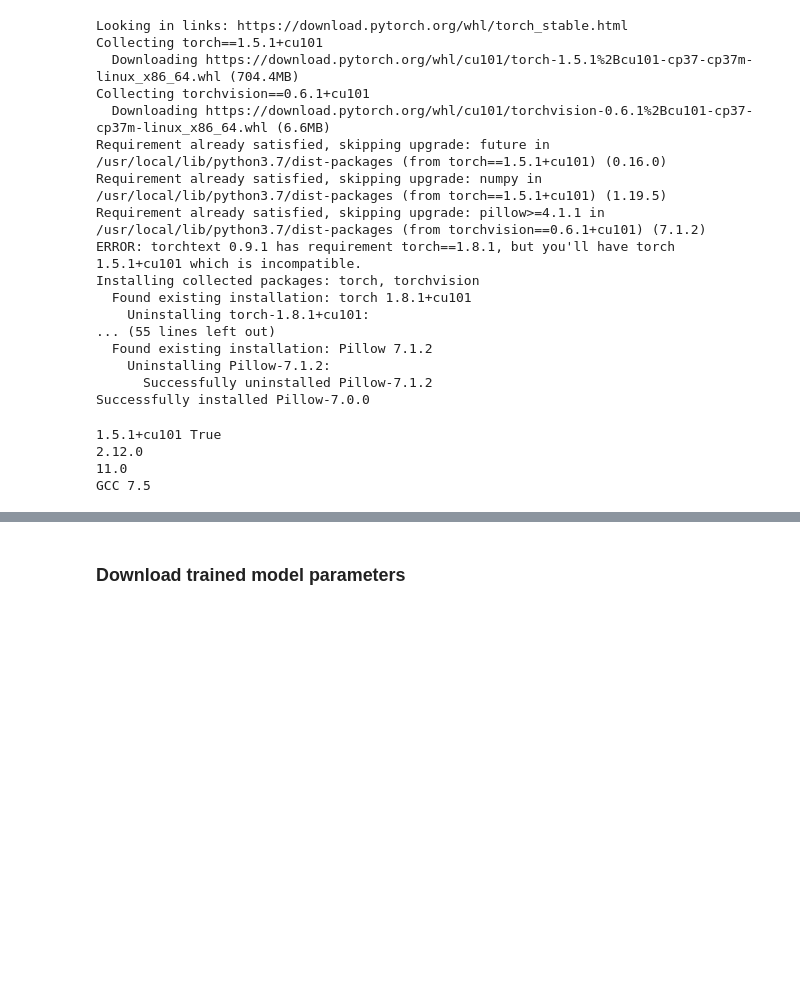
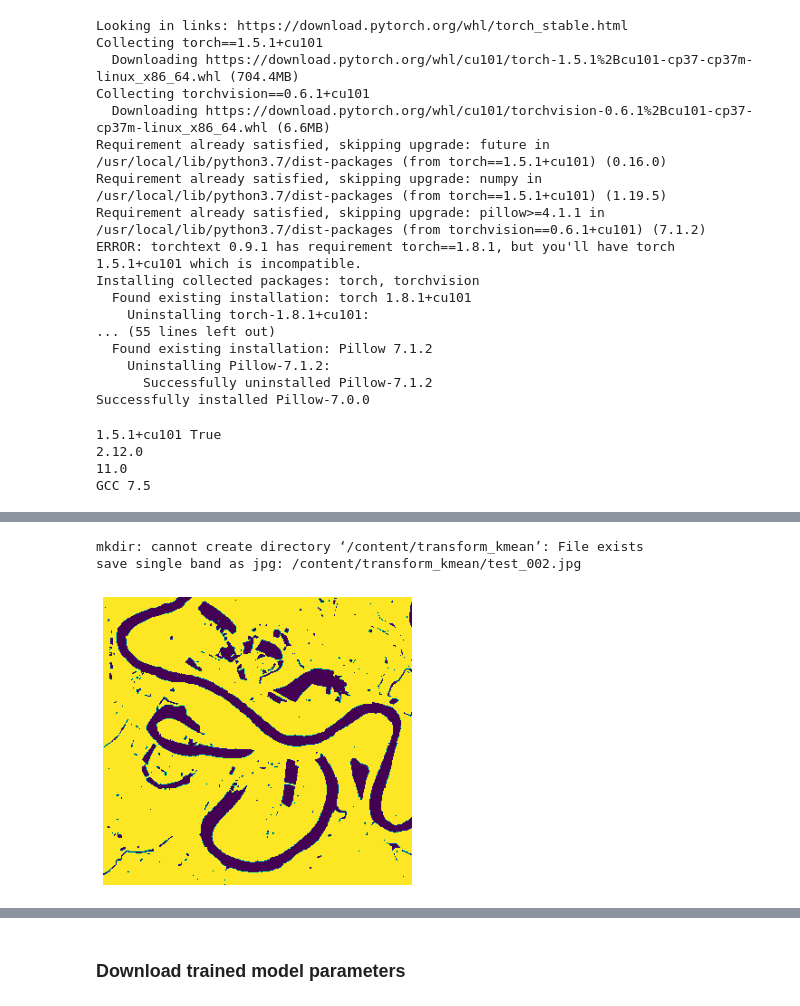
Before and after one commit to phakorn1275/channel_network_extraction, a Jupyter notebook: Tutorial_SeniorProject_Channel_Extraction.ipynb, the cells around one changed output, grey strips where cells are left out. Saved outputs shown, nothing was run; the diff lists cells and outputs as text; code cells hidden in the pictures; blank space fills up the shorter version.

```diff
--- a/Tutorial_SeniorProject_Channel_Extraction.ipynb
+++ b/Tutorial_SeniorProject_Channel_Extraction.ipynb
@@ -80,0 +116,58 @@ GCC 7.5
+# %%
+import core as c
+import skimage.io as skio
+
+from sklearn.cluster import KMeans
+
+!mkdir /content/transform_kmean
+
+directory = "/content/"   # input path of your tifffile
+filename = 'test_002.tif' # please change  filename if you have more than 1 image
+# TODO import data
+# Sentinel-2 MSI: MultiSpectral Instrument, Level-2A
+stacked_images = skio.imread(directory+filename, plugin="tifffile")
+
+
+# TODO cleaning data contained NaN
+stacked_images, _, _ = c.cleaning_data(stacked_images)
+
+# # TODO save rgb image
+# folder = '/content/transform_kmean/'
+# name = 'image'
+# filepath = '/content/transform_kmean/' + 'rgb_' + filename[:-4] + '.jpg'
+# print('save rgb as jpg:', filepath)
+# c.save_rgb_jpg(stacked_images, 2, filepath, fig=None)
+
+'''
+keep in mind the true band order might not follow this sequence
+0  B1	Aerosols			60 meters (bad)
+1  B2	Blue			    10 meters (moderate)
+2  B3	Green			    10 meters (moderate)
+3  B4	Red			        10 meters (moderate)
+4  B5	Red Edge 1			20 meters (moderate)
+5  B6	Red Edge 2			20 meters (good)
+6  B7	Red Edge 3			20 meters (good)
+7  B8	NIR			        10 meters (good)
+8  B8A	Red Edge 4			20 meters (good)
+9  B9	Water vapor			60 meters (good)
+10 B11	SWIR 1			    20 meters (moderate)
+11 B12	SWIR 2			    20 meters (moderate)
+'''
+
+# TODO K-means
+
+images_2D = stacked_images[:, :, 7]
+vector_data = images_2D.reshape(-1, 1) # flatten matrix to vector for each band (row * col, 3)
+number_of_classes = 2
+random_centroid = 42 # interger number range 0-42
+kmeans = KMeans(n_clusters = number_of_classes, random_state = random_centroid).fit(vector_data)
+kmeans = kmeans.cluster_centers_[kmeans.labels_]
+kmeans = kmeans.reshape(images_2D.shape)
+
+filepath = '/content/transform_kmean/' + filename[:-4] + '.jpg'
+print('save single band as jpg:', filepath)
+c.save_jpg(kmeans, filepath, fig=None)
+# %% [output]
+mkdir: cannot create directory ‘/content/transform_kmean’: File exists
+save single band as jpg: /content/transform_kmean/test_002.jpg
+[figure, added]
```
Also changed, not shown: parts of 13 cells of this notebook.
